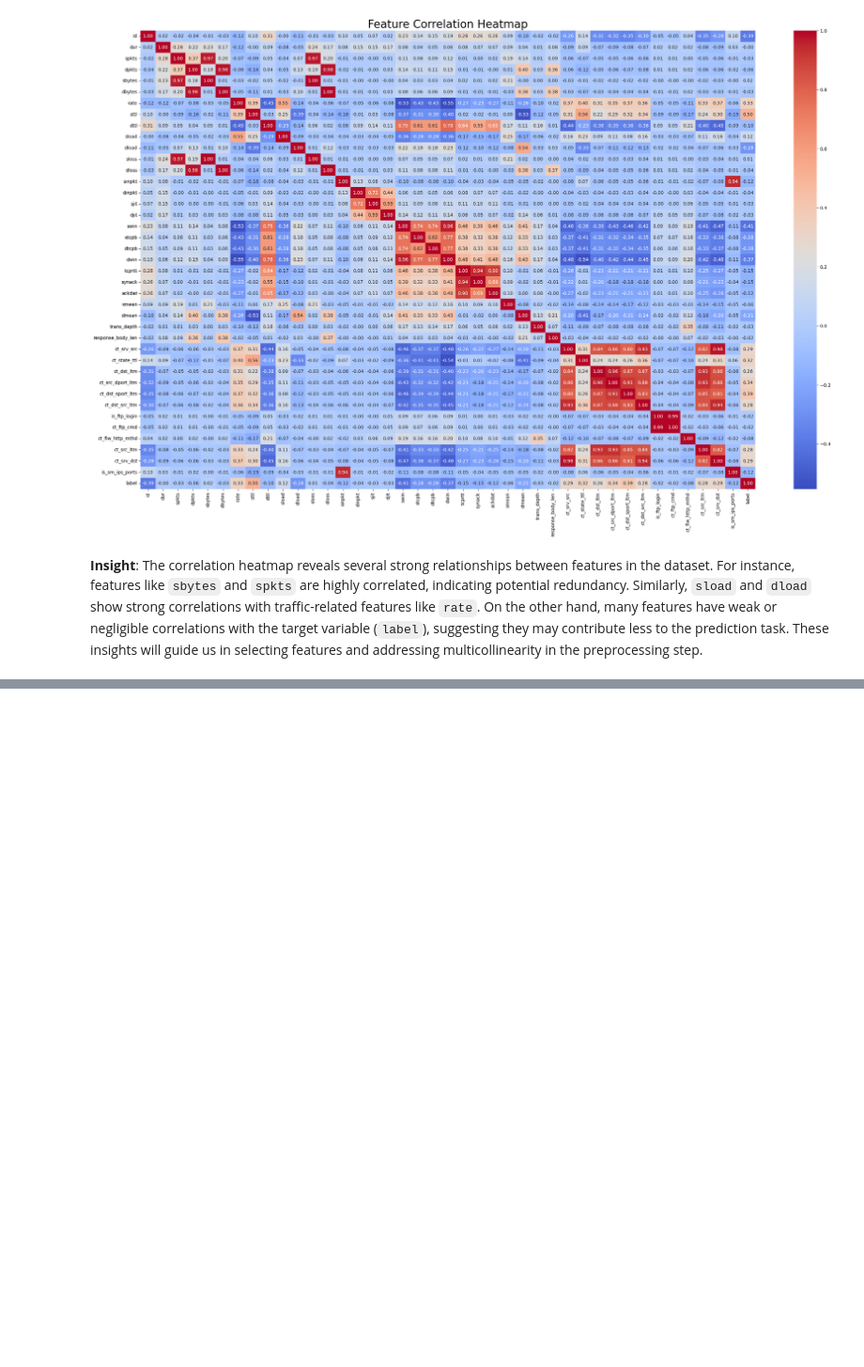
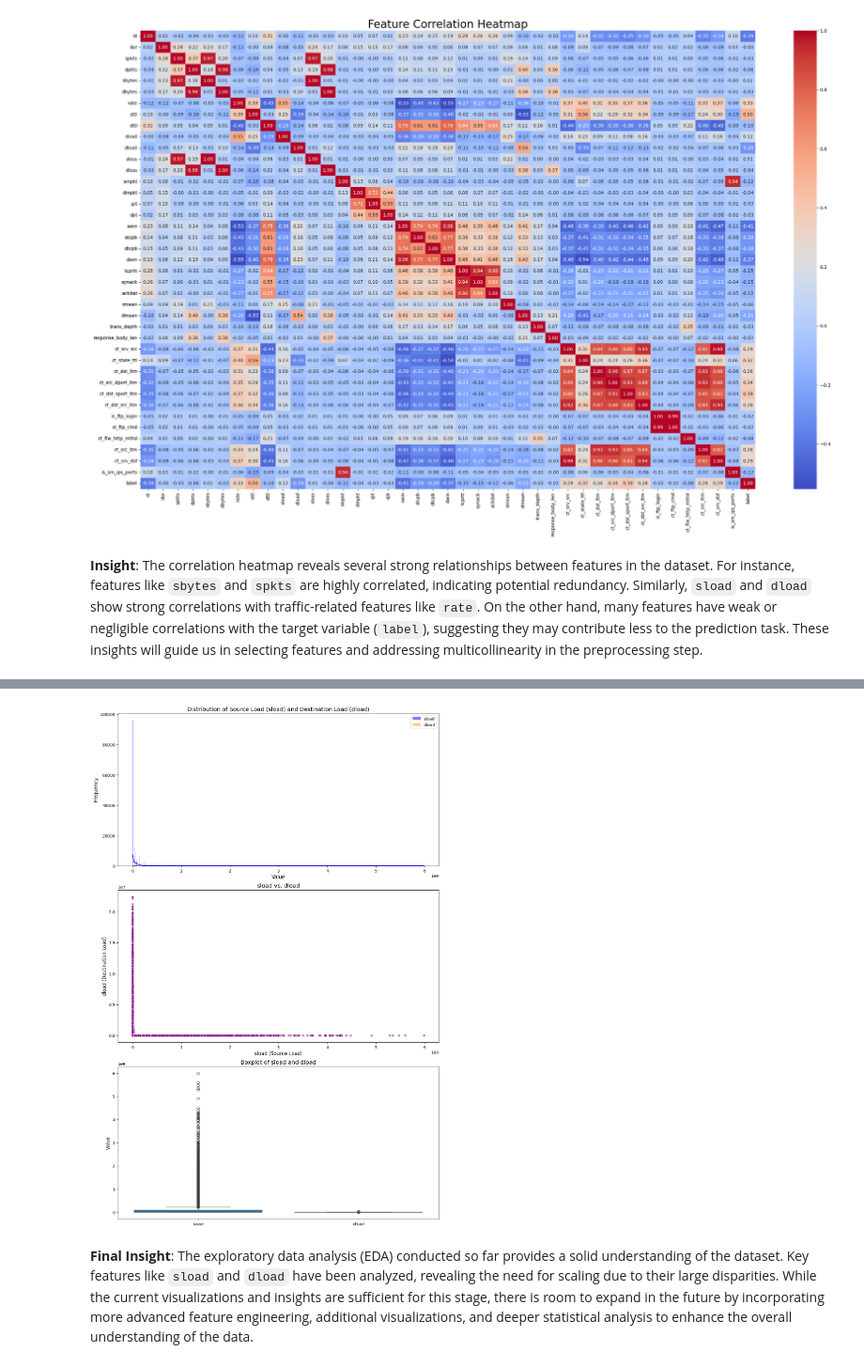
Before and after one commit to otuemre/vigiNIDS, a Jupyter notebook: src/notebooks/01_EDA.ipynb, the cells around one changed output, grey strips where cells are left out. Shown at 94% size. Cells and saved outputs as stored; diff of their text form; code cells hidden in the pictures; blank space fills up the shorter version.

```diff
--- a/src/notebooks/01_EDA.ipynb
+++ b/src/notebooks/01_EDA.ipynb
@@ -316,0 +369,29 @@ plt.show()
+# %%
+# Create a combined figure with subplots
+fig, axes = plt.subplots(3, 1, figsize=(12, 18), constrained_layout=True)
+
+# Plot 1: Distribution of sload and dload
+sns.histplot(train_df["sload"], kde=True, color="blue", label="sload", ax=axes[0])
+sns.histplot(train_df["dload"], kde=True, color="orange", label="dload", ax=axes[0])
+axes[0].set_title("Distribution of Source Load (sload) and Destination Load (dload)", fontsize=14)
+axes[0].set_xlabel("Value", fontsize=12)
+axes[0].set_ylabel("Frequency", fontsize=12)
+axes[0].legend()
+
+# Plot 2: Scatter plot of sload vs. dload
+sns.scatterplot(x=train_df["sload"], y=train_df["dload"], alpha=0.5, color="purple", ax=axes[1])
+axes[1].set_title("sload vs. dload", fontsize=14)
+axes[1].set_xlabel("sload (Source Load)", fontsize=12)
+axes[1].set_ylabel("dload (Destination Load)", fontsize=12)
+
+# Plot 3: Boxplot of sload and dload
+sns.boxplot(data=train_df[["sload", "dload"]], ax=axes[2])
+axes[2].set_title("Boxplot of sload and dload", fontsize=14)
+axes[2].set_ylabel("Value", fontsize=12)
+
+# Show the combined figure
+plt.show()
+# %% [output]
+[figure, added]
+# %% [markdown]
+**Final Insight**: The exploratory data analysis (EDA) conducted so far provides a solid understanding of the dataset. Key features like `sload` and `dload` have been analyzed, revealing the need for scaling due to their large disparities. While the current visualizations and insights are sufficient for this stage, there is room to expand in the future by incorporating more advanced feature engineering, additional visualizations, and deeper statistical analysis to enhance the overall understanding of the data.
```
Also changed, not shown: parts of 4 cells of this notebook, 8 other files.
